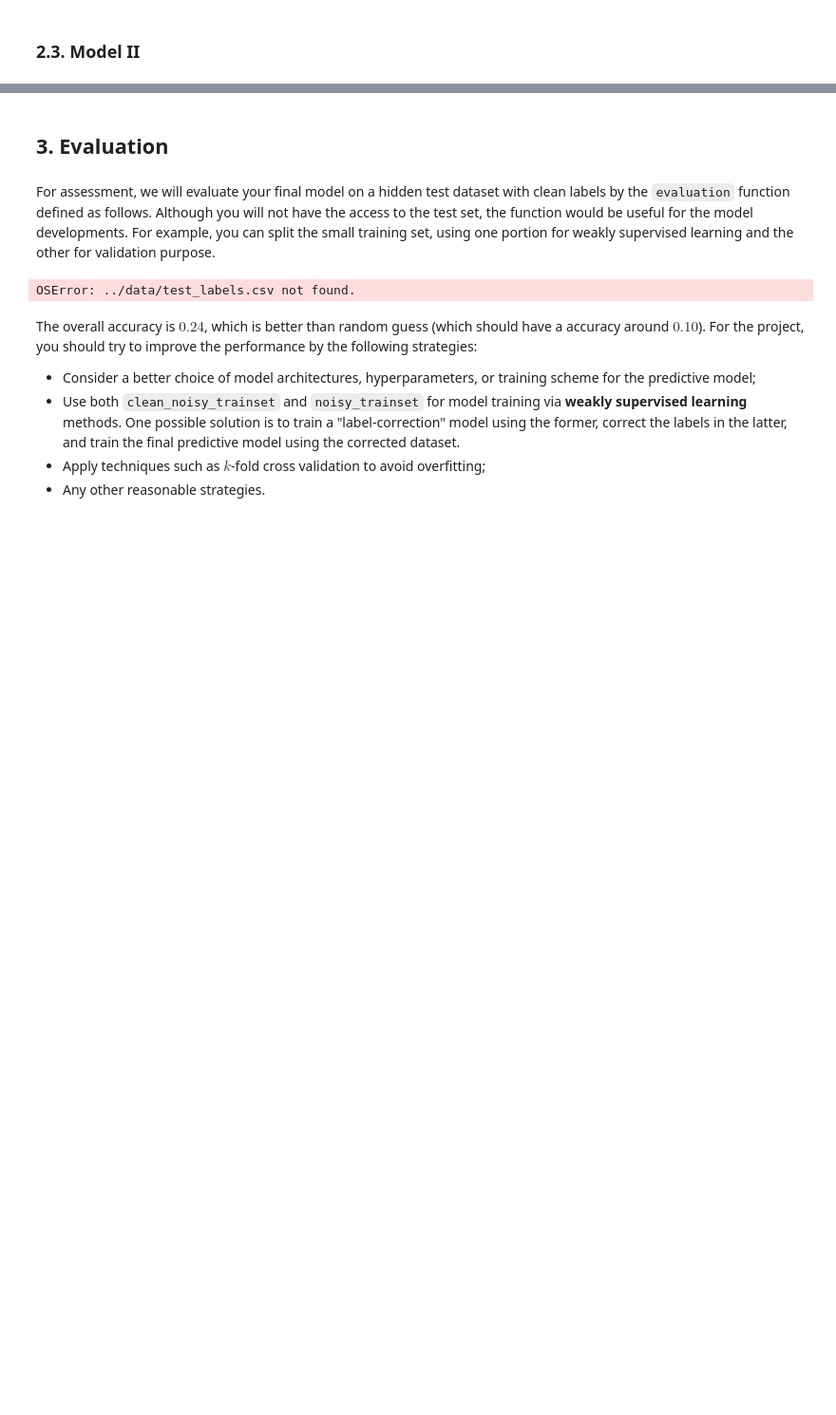
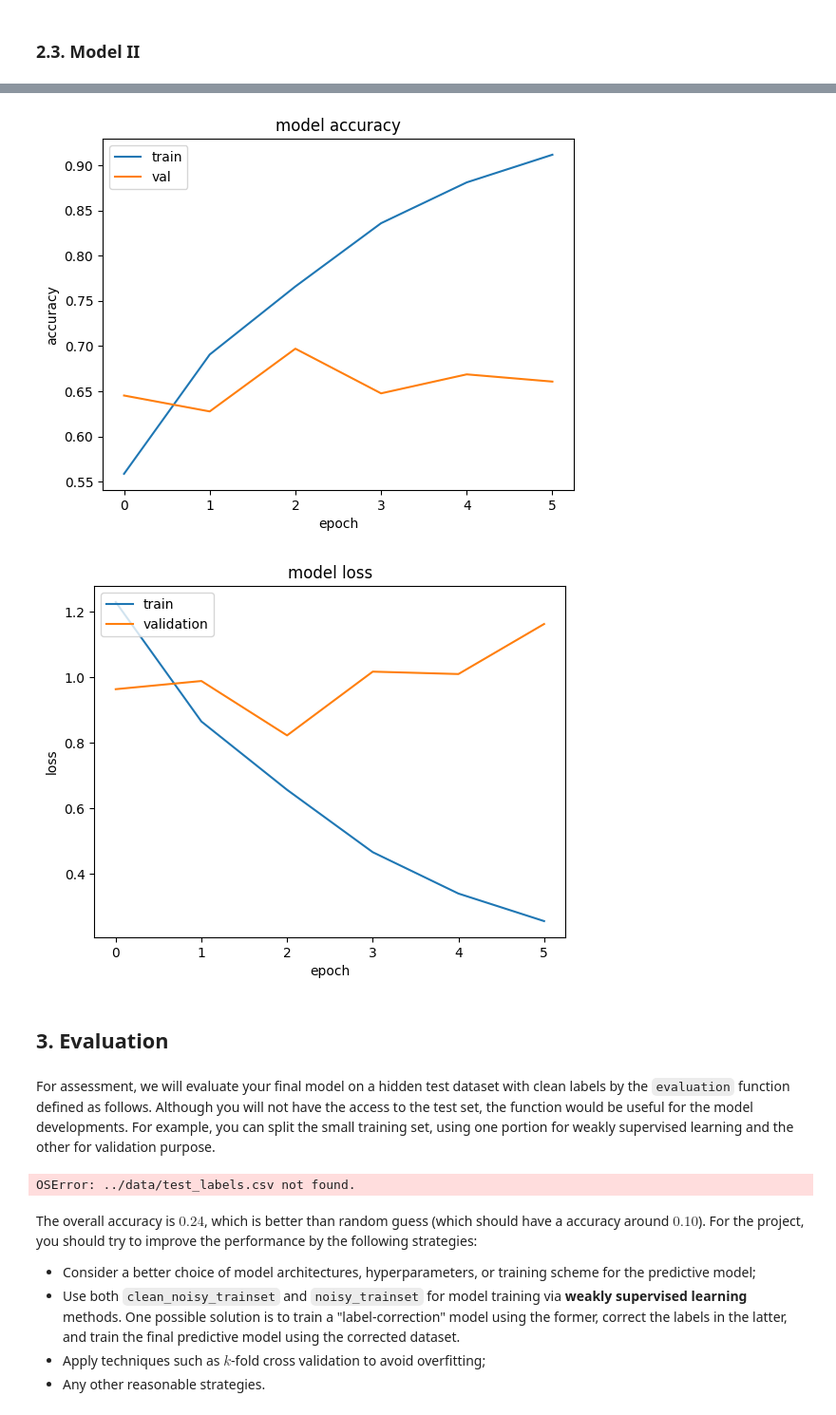
Before and after one commit to TZstatsADS/ads-spring2023-project3-1, a Jupyter notebook: output/main.ipynb, the cells around one changed output, grey strips where cells are left out. Shown at 95% size. Drawn from its saved outputs; the diff is of its cells as text; code cells hidden in the pictures; blank space fills up the shorter version.

```diff
--- a/output/main.ipynb
+++ b/output/main.ipynb
@@ -320,7 +375,7 @@ model2.compile(loss='sparse_categorical_crossentropy',optimizer=tf.keras.optimiz
 
 #model fitting
 early_stop = tf.keras.callbacks.EarlyStopping(patience=3)
-model2.fit(x=imgs, y=labels, epochs=10, validation_split =0.1,callbacks=[early_stop])
+history2=model2.fit(x=imgs, y=labels, epochs=10, validation_split =0.1,callbacks=[early_stop])
 
 print('-----Model1 run time: %s seconds-----'%(time.time()-start_time))
 # %% [output]
@@ -343,5 +400,26 @@ WARNING:absl:Found untraced functions such as _jit_compiled_convolution_op, _jit
 INFO:tensorflow:Assets written to: model2\assets
 INFO:tensorflow:Assets written to: model2\assets
+# %%
+#### plot the acc and loss
+plt.plot(history2.history['accuracy'])
+plt.plot(history2.history['val_accuracy'])
+plt.title('model accuracy')
+plt.ylabel('accuracy')
+plt.xlabel('epoch')
+plt.legend(['train', 'val'], loc='upper left')
+plt.show()
+
+##plot loss
+plt.plot(history2.history['loss'])
+plt.plot(history2.history['val_loss'])
+plt.title('model loss')
+plt.ylabel('loss')
+plt.xlabel('epoch')
+plt.legend(['train', 'validation'], loc='upper left')
+plt.show()
+# %% [output]
+[figure, added]
+[figure, added]
 # %% [markdown]
 ## 3. Evaluation
 # %% [markdown]
```
Also changed, not shown: parts of 13 cells of this notebook.
